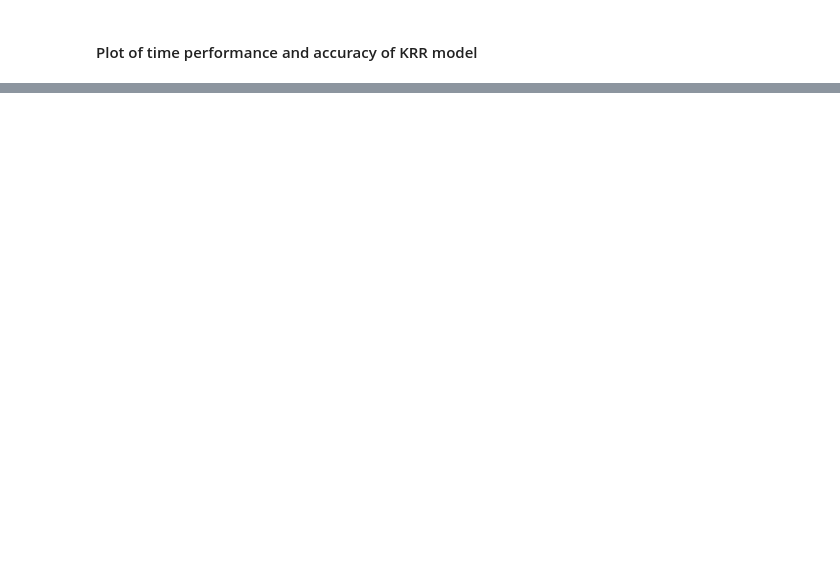
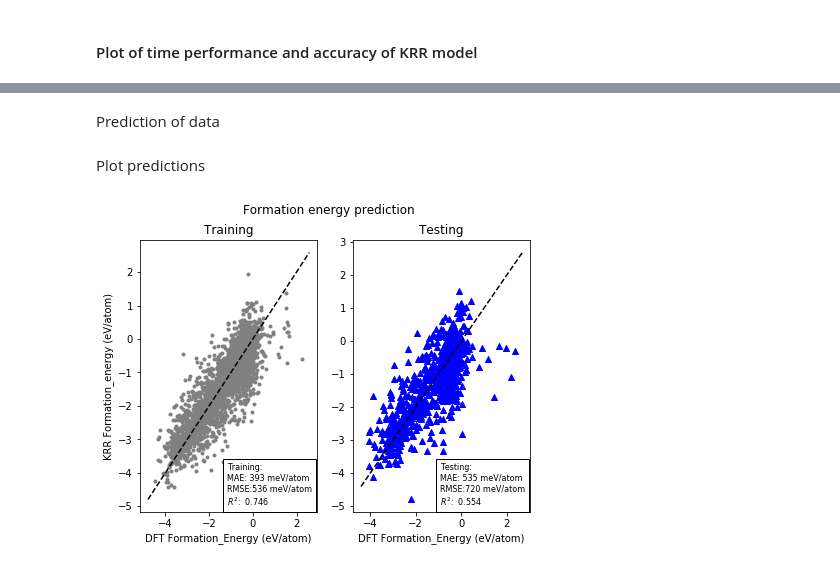
Before and after one commit to globus-labs/materials-ml-benchmarking, a Jupyter notebook: SineCoulombMatrix_KRR.ipynb, the cells around one changed output, grey strips where cells are left out. Saved outputs shown, nothing was run; the diff lists cells and outputs as text; code cells hidden in the pictures; blank space fills up the shorter version.

```diff
--- a/SineCoulombMatrix_KRR.ipynb
+++ b/SineCoulombMatrix_KRR.ipynb
@@ -232,0 +285,5 @@ plt.show()
+# %%
+import warnings
+with warnings.catch_warnings():
+    warnings.simplefilter("ignore")
+    hpsel.fit(x_train, y_train)
@@ -232,0 +292,41 @@ plt.show()
+# %%
+model = hpsel.best_estimator_
+# %% [markdown]
+Prediction of data
+# %%
+import warnings
+with warnings.catch_warnings():
+    warnings.simplefilter("ignore")
+    cv_train = cross_val_predict(model, x_train, y_train, cv=KFold(n_splits=5))
+    cv_test = cross_val_predict(model, x_test, y_test, cv=KFold(n_splits=5))
+# %%
+mae_train, mae_test = mean_absolute_error(y_train, cv_train), mean_absolute_error(y_test, cv_test)
+rmse_train, rmse_test = np.sqrt(mean_squared_error(y_train, cv_train)), np.sqrt(mean_squared_error(y_test, cv_test))
+r2_train, r2_test = r2_score(y_train, cv_train), r2_score(y_test, cv_test)
+# %% [markdown]
+Plot predictions
+# %%
+fig, (ax1, ax2) = plt.subplots(1, 2)
+
+fig.suptitle("Formation energy prediction")
+
+ax1.scatter(y_train, cv_train, c='grey', marker='.')
+ax1.plot(ax1.get_xlim(), ax1.get_xlim(), 'k--')
+ax1.text(0.49, 0.026, 'Training:\nMAE: {:.0f} meV/atom\nRMSE:{:.0f} meV/atom\n$R^2$:  {:.3f}'.format(mae_train*1e3, rmse_train*1e3, r2_train),
+         transform=ax1.transAxes, fontsize=8,
+         bbox={'facecolor': 'w', 'edgecolor': 'k'})
+ax1.set_title('Training')
+ax1.set_xlabel('DFT Formation_Energy (eV/atom)')
+ax1.set_ylabel('KRR Formation_energy (eV/atom)')
+
+ax2.scatter(y_test, cv_test, c='b', marker='^')
+ax2.plot(ax2.get_xlim(), ax2.get_xlim(), 'k--')
+ax2.text(1.69, 0.026, 'Testing:\nMAE: {:.0f} meV/atom\nRMSE:{:.0f} meV/atom\n$R^2$:  {:.3f}'.format(mae_test*1e3, rmse_test*1e3, r2_test),
+         transform=ax1.transAxes, fontsize=8,
+         bbox={'facecolor': 'w', 'edgecolor': 'k'})
+ax2.set_title('Testing')
+ax2.set_xlabel('DFT Formation_Energy (eV/atom)')
+
+fig.set_size_inches(7, 5)
+# %% [output]
+[figure, added]
```
Also changed, not shown: parts of 25 cells of this notebook.
